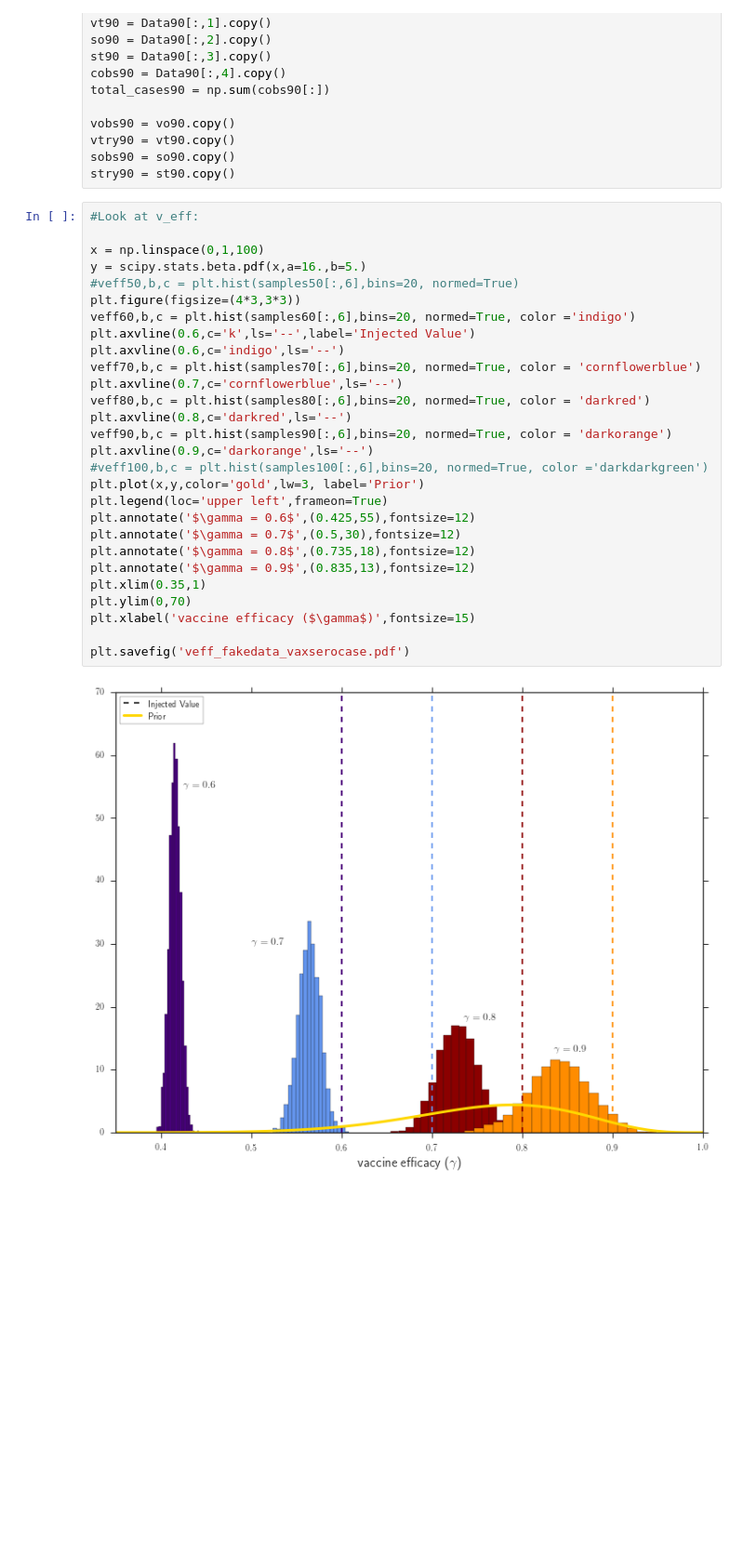
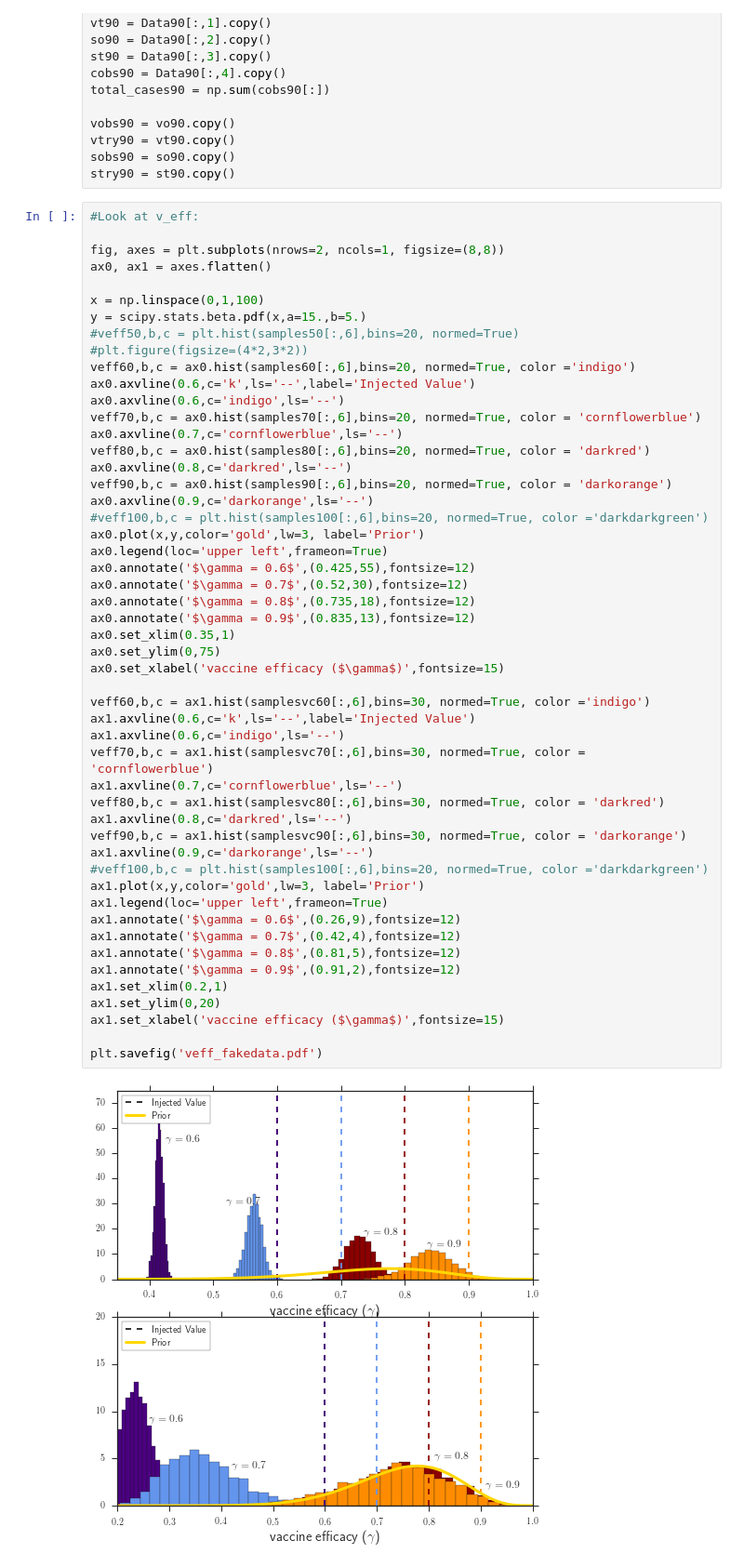
Before and after one commit to lmaesampson/CompetingRates, a Jupyter notebook: Code/Figures.ipynb, the cells around one changed output. Shown at 93% size. Saved outputs shown, nothing was run; the diff lists cells and outputs as text; blank space fills up the shorter version.

Commit message:
updated paper, added figures

```diff
--- a/Code/Figures.ipynb
+++ b/Code/Figures.ipynb
@@ -122,33 +168,56 @@ stry90 = st90.copy()
 # %%
 #Look at v_eff:
 
+fig, axes = plt.subplots(nrows=2, ncols=1, figsize=(8,8))
+ax0, ax1 = axes.flatten()
+
 x = np.linspace(0,1,100)
-y = scipy.stats.beta.pdf(x,a=16.,b=5.)
+y = scipy.stats.beta.pdf(x,a=15.,b=5.)
 #veff50,b,c = plt.hist(samples50[:,6],bins=20, normed=True)
-plt.figure(figsize=(4*3,3*3))
-veff60,b,c = plt.hist(samples60[:,6],bins=20, normed=True, color ='indigo')
-plt.axvline(0.6,c='k',ls='--',label='Injected Value')
-plt.axvline(0.6,c='indigo',ls='--')
-veff70,b,c = plt.hist(samples70[:,6],bins=20, normed=True, color = 'cornflowerblue')
-plt.axvline(0.7,c='cornflowerblue',ls='--')
-veff80,b,c = plt.hist(samples80[:,6],bins=20, normed=True, color = 'darkred')
-plt.axvline(0.8,c='darkred',ls='--')
-veff90,b,c = plt.hist(samples90[:,6],bins=20, normed=True, color = 'darkorange')
-plt.axvline(0.9,c='darkorange',ls='--')
+#plt.figure(figsize=(4*2,3*2))
+veff60,b,c = ax0.hist(samples60[:,6],bins=20, normed=True, color ='indigo')
+ax0.axvline(0.6,c='k',ls='--',label='Injected Value')
+ax0.axvline(0.6,c='indigo',ls='--')
+veff70,b,c = ax0.hist(samples70[:,6],bins=20, normed=True, color = 'cornflowerblue')
+ax0.axvline(0.7,c='cornflowerblue',ls='--')
+veff80,b,c = ax0.hist(samples80[:,6],bins=20, normed=True, color = 'darkred')
+ax0.axvline(0.8,c='darkred',ls='--')
+veff90,b,c = ax0.hist(samples90[:,6],bins=20, normed=True, color = 'darkorange')
+ax0.axvline(0.9,c='darkorange',ls='--')
 #veff100,b,c = plt.hist(samples100[:,6],bins=20, normed=True, color ='darkdarkgreen')
-plt.plot(x,y,color='gold',lw=3, label='Prior')
-plt.legend(loc='upper left',frameon=True)
-plt.annotate('$\gamma = 0.6$',(0.425,55),fontsize=12)
-plt.annotate('$\gamma = 0.7$',(0.5,30),fontsize=12)
-plt.annotate('$\gamma = 0.8$',(0.735,18),fontsize=12)
-plt.annotate('$\gamma = 0.9$',(0.835,13),fontsize=12)
-plt.xlim(0.35,1)
-plt.ylim(0,70)
-plt.xlabel('vaccine efficacy ($\gamma$)',fontsize=15)
+ax0.plot(x,y,color='gold',lw=3, label='Prior')
+ax0.legend(loc='upper left',frameon=True)
+ax0.annotate('$\gamma = 0.6$',(0.425,55),fontsize=12)
+ax0.annotate('$\gamma = 0.7$',(0.52,30),fontsize=12)
+ax0.annotate('$\gamma = 0.8$',(0.735,18),fontsize=12)
+ax0.annotate('$\gamma = 0.9$',(0.835,13),fontsize=12)
+ax0.set_xlim(0.35,1)
+ax0.set_ylim(0,75)
+ax0.set_xlabel('vaccine efficacy ($\gamma$)',fontsize=15)
 
-plt.savefig('veff_fakedata_vaxserocase.pdf')
+veff60,b,c = ax1.hist(samplesvc60[:,6],bins=30, normed=True, color ='indigo')
+ax1.axvline(0.6,c='k',ls='--',label='Injected Value')
+ax1.axvline(0.6,c='indigo',ls='--')
+veff70,b,c = ax1.hist(samplesvc70[:,6],bins=30, normed=True, color = 'cornflowerblue')
+ax1.axvline(0.7,c='cornflowerblue',ls='--')
+veff80,b,c = ax1.hist(samplesvc80[:,6],bins=30, normed=True, color = 'darkred')
+ax1.axvline(0.8,c='darkred',ls='--')
+veff90,b,c = ax1.hist(samplesvc90[:,6],bins=30, normed=True, color = 'darkorange')
+ax1.axvline(0.9,c='darkorange',ls='--')
+#veff100,b,c = plt.hist(samples100[:,6],bins=20, normed=True, color ='darkdarkgreen')
+ax1.plot(x,y,color='gold',lw=3, label='Prior')
+ax1.legend(loc='upper left',frameon=True)
+ax1.annotate('$\gamma = 0.6$',(0.26,9),fontsize=12)
+ax1.annotate('$\gamma = 0.7$',(0.42,4),fontsize=12)
+ax1.annotate('$\gamma = 0.8$',(0.81,5),fontsize=12)
+ax1.annotate('$\gamma = 0.9$',(0.91,2),fontsize=12)
+ax1.set_xlim(0.2,1)
+ax1.set_ylim(0,20)
+ax1.set_xlabel('vaccine efficacy ($\gamma$)',fontsize=15)
+
+plt.savefig('veff_fakedata.pdf')
 # %% [output]
-[figure, old version]
+[figure, new version]
 # %%
 #Look at vh and foi:
 foiinj = np.genfromtxt('../Simulations/foi_injected.csv',delimiter=',') #injected foi
```
Also changed, not shown: parts of 3 cells of this notebook, 7 other files.
